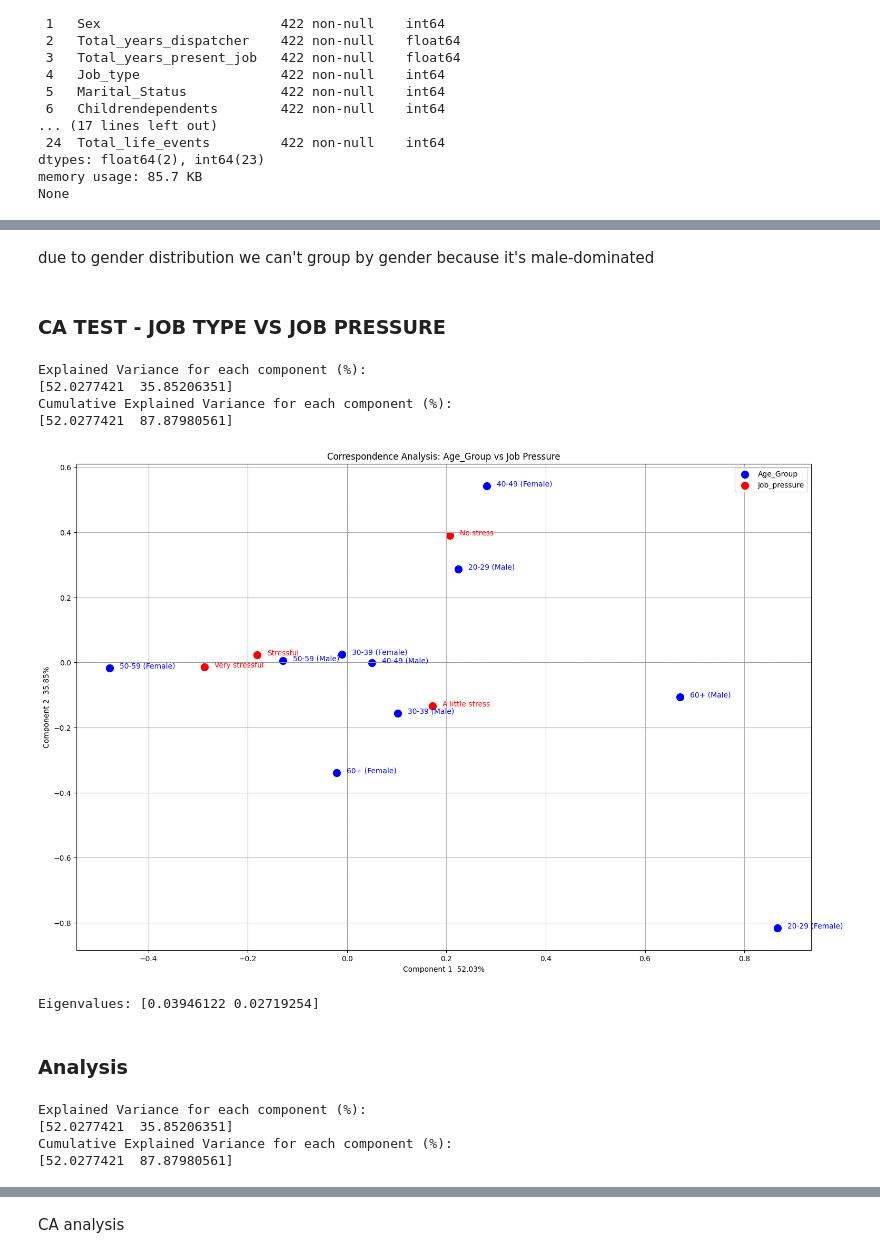
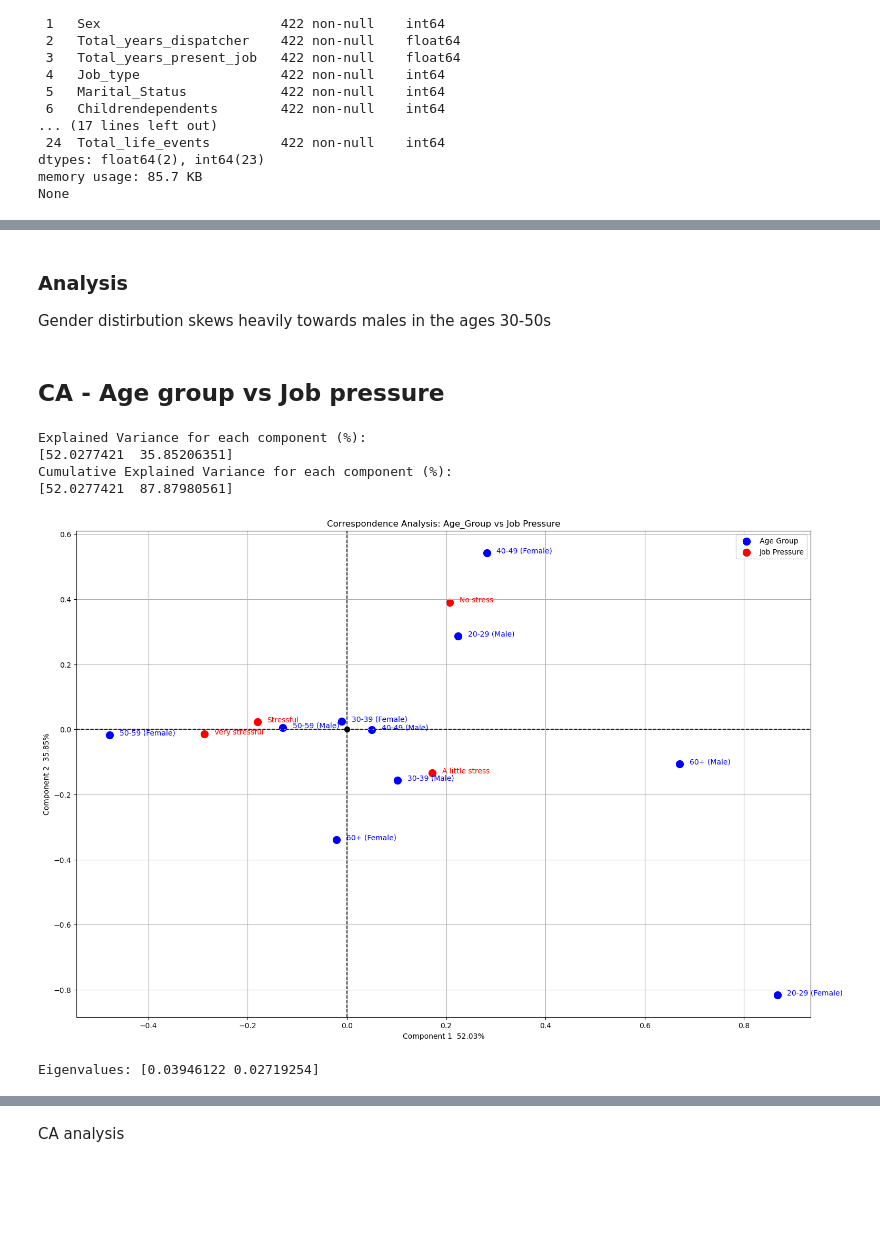
Before and after one commit to Nippe92/datareduction-task, a Jupyter notebook: railroad.ipynb, the cells around one changed output, grey strips where cells are left out. Cells and saved outputs as stored; diff of their text form; code cells hidden in the pictures; blank space fills up the shorter version.

```diff
--- a/railroad.ipynb
+++ b/railroad.ipynb
@@ -444,7 +453,9 @@ plt.show()
 # %% [markdown]
-due to gender distribution we can't group by gender because it's male-dominated
+### Analysis
+
+Gender distirbution skews heavily towards males in the ages 30-50s
 # %% [markdown]
-### CA TEST - JOB TYPE VS JOB  PRESSURE
+## CA - Age group vs Job pressure
 # %%
 import pandas as pd
 import matplotlib.pyplot as plt
@@ -481,63 +492,50 @@ job_pressure_labels = {
 }
 
 plt.figure(figsize=(18, 12))
-plt.scatter(row_coordinates[0], row_coordinates[1], label='Age_Group', c='blue', s=100)
-plt.scatter(column_coordinates[0], column_coordinates[1], label='Job_pressure', c='red', s=100)
+plt.scatter(row_coordinates[0], row_coordinates[1], label='Age Group', c='blue', s=100)
+plt.scatter(column_coordinates[0], column_coordinates[1], label='Job Pressure', c='red', s=100)
 
-# Annotate Age Group and Gender with an offset to the right
 for i, txt in enumerate(contingency_table.index):
-    # Extract Age Group and Gender from the multi-index
     age_group, gender = txt
     combined_label = f"{age_group_labels.get(age_group, age_group)} ({gender_labels.get(gender, gender)})"
     plt.annotate(
         combined_label,
-        (row_coordinates.iloc[i, 0] + 0.02, row_coordinates.iloc[i, 1]),  # Offset x-coordinate
+        (row_coordinates.iloc[i, 0] + 0.02, row_coordinates.iloc[i, 1]),
         color='blue'
     )
 
-# Annotate Job Pressure with an offset to the right
 for i, txt in enumerate(contingency_table.columns):
     pressure_label = job_pressure_labels.get(txt, f'Pressure {txt}')
     plt.annotate(
         pressure_label,
-        (column_coordinates.iloc[i, 0] + 0.02, column_coordinates.iloc[i, 1]),  # Offset x-coordinate
+        (column_coordinates.iloc[i, 0] + 0.02, column_coordinates.iloc[i, 1]),
         color='red'
     )
 
 explained_variance = ca.percentage_of_variance_
 cumulative_explained_variance = ca.cumulative_percentage_of_variance_
 
 print("Explained Variance for each component (%): ")
 print(explained_variance)
 print("Cumulative Explained Variance for each component (%): ")
 print(cumulative_explained_variance)
 
-plt.axhline(0, color='gray', linestyle='--', linewidth=0.5)
-plt.axvline(0, color='gray', linestyle='--', linewidth=0.5)
+plt.axhline(0, color='black', linestyle='--', linewidth=1.2)
+plt.axvline(0, color='black', linestyle='--', linewidth=1.2)
+plt.scatter(0, 0, color='black', s=50, zorder=5)
+
 plt.xlabel(f'Component 1 {explained_variance[0]: .2f}%')
 plt.ylabel(f'Component 2 {explained_variance[1]: .2f}%')
 plt.title('Correspondence Analysis: Age_Group vs Job Pressure')
 plt.legend()
 plt.grid(True)
 plt.show()
 
 print("Eigenvalues:", ca.eigenvalues_)
 # %% [output]
 Explained Variance for each component (%):
 [52.0277421  35.85206351]
 Cumulative Explained Variance for each component (%):
 [52.0277421  87.87980561]
-[figure, old version]
+[figure, new version]
 Eigenvalues: [0.03946122 0.02719254]
-# %% [markdown]
-### Analysis
-# %%
-print("Explained Variance for each component (%): ")
-print(explained_variance)
-print("Cumulative Explained Variance for each component (%): ")
-print(cumulative_explained_variance)
-# %% [output]
-Explained Variance for each component (%):
-[52.0277421  35.85206351]
-Cumulative Explained Variance for each component (%):
-[52.0277421  87.87980561]
```
Also changed, not shown: parts of 16 cells of this notebook.
